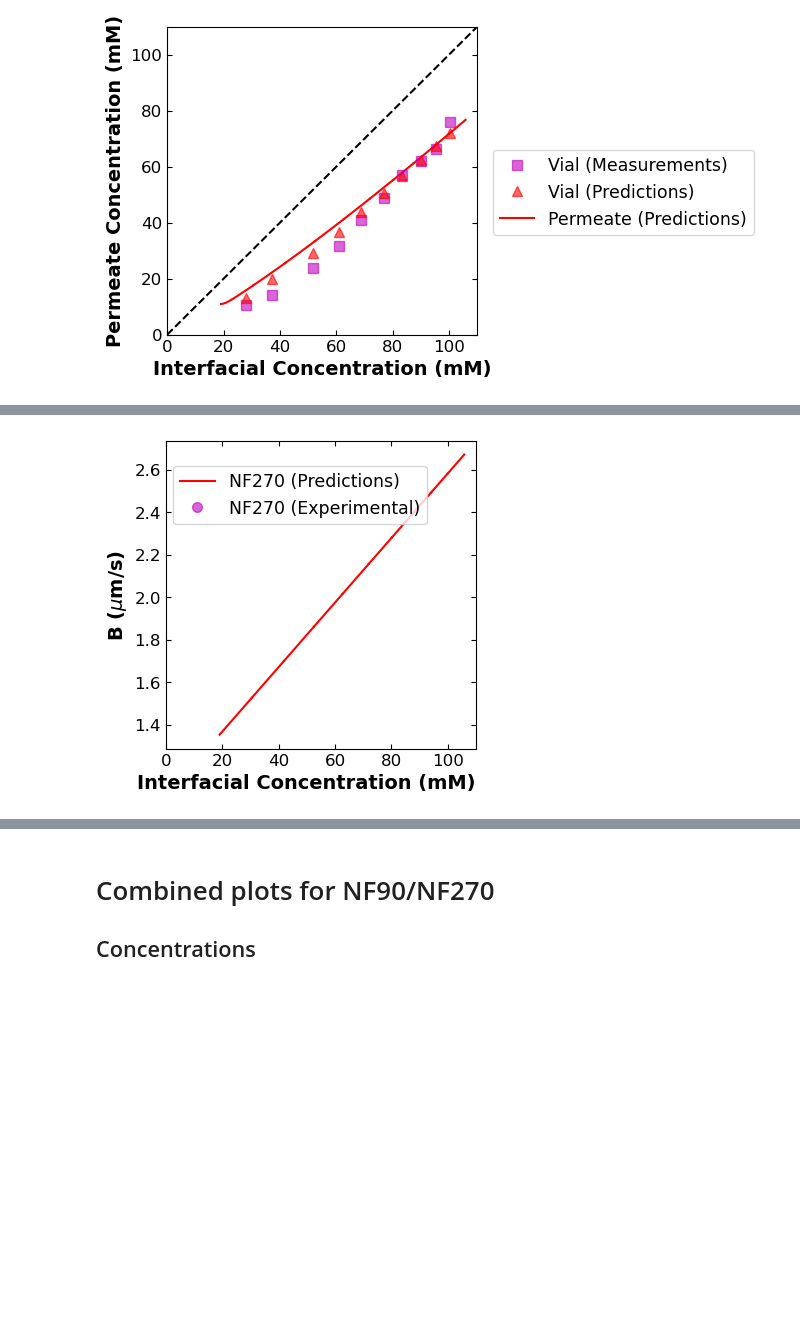
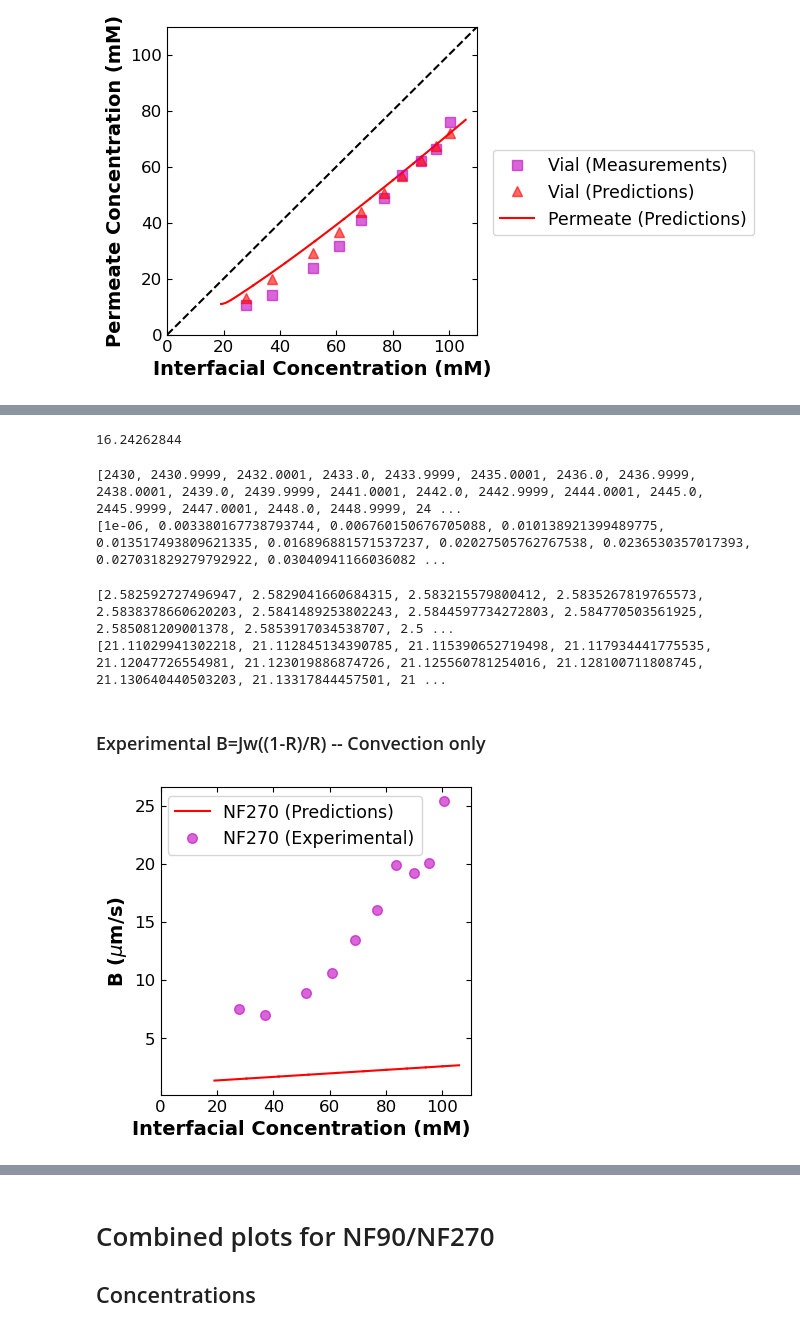
Before and after one commit to mollydougher/dynamic-diafiltration-pyomo, a Jupyter notebook: NAMS2025_figures.ipynb, the cells around one changed output, grey strips where cells are left out. Saved outputs shown, nothing was run; the diff lists cells and outputs as text; code cells hidden in the pictures; blank space fills up the shorter version.

```diff
--- a/NAMS2025_figures.ipynb
+++ b/NAMS2025_figures.ipynb
@@ -183,8 +183,8 @@ theta = {'Lp': 11,
   'beta_1': 0.01,
   'sigma': 1.0,
   'S0': 0}
-fit_stru270, sim_stru270, sim_inter270 = solve_model(data_stru270, mode, theta, sim_opt=False, B_form=1,LOUD=False)
-plot_sim_comparison(data_stru270,sim_stru270,stirc_mass=True,plot_pred=True,lg=True,LOUD=False)
+fit_stru270, sim_stru270, sim_inter270 = solve_model(data_stru270, mode, theta, sim_opt=False, B_form=1,LOUD=True)
+plot_sim_comparison(data_stru270,sim_stru270,stirc_mass=True,plot_pred=True,lg=True,LOUD=True)
 # %% [output]
 ###################################################################
 Creating and solving the Pyomo model with the following settings:
@@ -330,0 +329,5 @@ plt.tick_params(direction="in", right=True)
+# %%
+for vial, info in sim_stru270.items():
+    for var, vals in info.items():
+        print(var)
+        print(vals)
@@ -331,3 +352,40 @@ plt.tick_params(direction="in", right=True)
+# %%
+data_stru270['data_config']['C_F0']
+# %% [output]
+16.24262844
+# %%
+print(sim_stru270[vial]["time"])
+print(sim_stru270[vial]["mV"])
+# %% [output]
+[2430, 2430.9999, 2432.0001, 2433.0, 2433.9999, 2435.0001, 2436.0, 2436.9999, 2438.0001, 2439.0, 2439.9999, 2441.0001, 2442.0, 2442.9999, 2444.0001, 2445.0, 2445.9999, 2447.0001, 2448.0, 2448.9999, 24 ...
+[1e-06, 0.003380167738793744, 0.006760150676705088, 0.010138921399489775, 0.013517493809621335, 0.016896881571537237, 0.02027505762767538, 0.0236530357017393, 0.027031829279792922, 0.03040941166036082 ...
+# %%
+# determine the units of the reported B values
+Jw_calc = []
+Jw_reported_avg = []
+for vial in range(data_stru270['data_config']['n']):
+        # skip the first three entries
+        if vial >= 3:
+                B_sim_reported = [x for x in sim_stru270[vial]["B"]]# um/s
+                Jw_reported = [x for x in sim_stru270[vial]["Jw"]]# cm3/cm2/s
+
+                # calculate simulated water flux
+                vial_dmdt_sim270 = (sim_stru270[vial]["mV"][-1] - sim_stru270[vial]["mV"][0]) / (sim_stru270[vial]["time"][-1] - sim_stru270[vial]["time"][0]) # g/s
+                vial_water_flux_sim270 = (1/4.1)*vial_dmdt_sim270 # cm3/cm2/s
+                Jw_calc.append(vial_water_flux_sim270)
+                B_sim_calc = [(vial_water_flux_sim270*10000*(1.064929254383047+0.015171422560448225*cint)) for cint in sim_stru270[vial]["cIn"]]
+                Jw_reported_avg.append(np.average(Jw_reported))
+
+print(B_sim_reported)# um/s
+# print(Jw_reported)# cm3/cm2/s
+# print(Jw_reported_avg)# cm3/cm2/s
+print(B_sim_calc)
+# print(Jw_calc)# cm3/cm2/s
+# %% [output]
+[2.582592727496947, 2.5829041660684315, 2.583215579800412, 2.5835267819765573, 2.5838378660620203, 2.5841489253802243, 2.5844597734272803, 2.584770503561925, 2.585081209001378, 2.5853917034538707, 2.5 ...
+[21.11029941302218, 21.112845134390785, 21.115390652719498, 21.117934441775535, 21.12047726554981, 21.123019886874726, 21.125560781254016, 21.128100711808745, 21.130640440503203, 21.13317844457501, 21 ...
+# %% [markdown]
+### Experimental B=Jw((1-R)/R) -- Convection only
 # %%
 k = 0.23 * (350/60 * np.pi * 2.2860)**0.57 * 1.960e-5**0.67 / (8.927e-3**0.24 * 2.2860**0.43) # cm/s
 
@@ -338,39 +396,37 @@ for vial in range(data_stru270['data_config']['n']):
         if vial >= 3:
                 # simulated
                 plt.plot(sim_stru270[vial]["cIn"],sim_stru270[vial]["B"],'r-',linewidth=1.5)
 
                 # experiental
                 # calculate exp water flux per vial
                 vial_dmdt_exp270 = (data_stru270["data_raw"][vial]["mass"][-1] - data_stru270["data_raw"][vial]["mass"][0]) / (data_stru270["data_raw"][vial]["time"][-1] - data_stru270["data_raw"][vial]["time"][0])
                 vial_water_flux_exp270 = (1/4.1)*vial_dmdt_exp270 # cm3/cm2/s
-                # print(vial_water_flux_exp270)
                 # calculate exp cIn per vial uses bulk (average) measurements for retentate and vial
                 # remove nan from cF_exp
                 cF_vals = [x for x in data_stru270["data_raw"][vial]["cF_exp"] if str(x) != 'nan']
                 cIn_exp270 = (np.average(cF_vals)-cV_exp_values[vial])*np.exp(vial_water_flux_exp270/k)+cV_exp_values[vial]
                 cF_vals = []
 
-                # TODO: calculate exp. B after LE sends notes
-                # # calculate exp R = 1-(cp/cin) per vial
-                # vial_R_exp270 = 1 - (cV_exp_values[vial] / cIn_exp270)
-                # # calculate exp B = Jw((1-R)/R) per vial
-                # vial_B270_exp = vial_water_flux_exp270 * ((1-vial_R_exp270)/vial_R_exp270) *10000 #um/s
+                # calculate exp R = 1-(cp/cin) per vial
+                vial_R_exp270 = 1 - (cV_exp_values[vial] / cIn_exp270)
+                # calculate exp B = Jw((1-R)/R) per vial
+                vial_B_exp270 = vial_water_flux_exp270 * ((1-vial_R_exp270)/vial_R_exp270) *10000 #um/s
 
-                # plt.plot(cIn_exp270,vial_B270_exp,'mo',markersize=7, alpha=0.6)
+                plt.plot(cIn_exp270,vial_B_exp270,'mo',markersize=7, alpha=0.6)
 
 
 
 plt.xlabel('Interfacial Concentration (mM)',fontsize=14,fontweight='bold',loc='right')
 plt.ylabel('B ($\mu$m/s)',fontsize=14,fontweight='bold')
 plt.xlim(left=0,right=110)
 
 # ghost point for legend
 plt.plot([],[],'r-',linewidth=1.5,label='NF270 (Predictions)')
 plt.plot([],[],'mo',markersize=7,alpha=0.6,label='NF270 (Experimental)')
-plt.legend(fontsize=12.5,loc='lower right',bbox_to_anchor=(0.87, 0.7))
+plt.legend(fontsize=12.5,loc='lower right',bbox_to_anchor=(0.87, 0.75))
 plt.xlim(left=0,right=110)
 plt.xticks(fontsize=12)
 plt.yticks(fontsize=12)
 plt.tick_params(direction="in",top=True, right=True)
 # %% [output]
-[figure, old version]
+[figure, new version]
```
Also changed, not shown: parts of 5 cells of this notebook.
